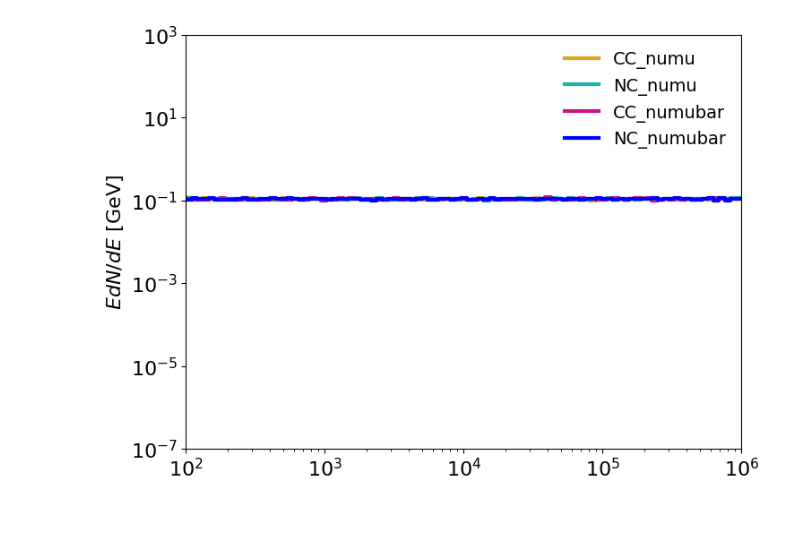
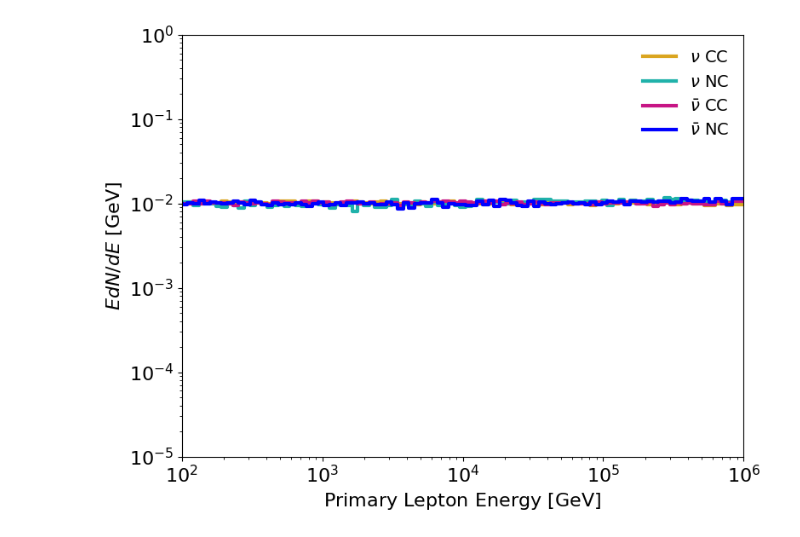
Before and after one commit to Harvard-Neutrino/SIREN, a Jupyter notebook: resources/Examples/AdditionalPaperPlots/PaperPlots.ipynb, the cells around one changed output. Drawn from its saved outputs; the diff is of its cells as text; code cells hidden in the pictures.

```diff
--- a/resources/Examples/AdditionalPaperPlots/PaperPlots.ipynb
+++ b/resources/Examples/AdditionalPaperPlots/PaperPlots.ipynb
@@ -145,28 +219,99 @@ for key in controllers.keys():
+# %%
+data = {}
+for mode in ["atmo","astro"]:
+    data[mode] = {}
+    for primary_type in particles:
+        if mode=="atmo" and abs(int(primary_type))==16: continue
+        if not os.path.isfile("output/IceCube_DIS_%d_%s.parquet"%(primary_type,mode)):
+            ReweightEvents(primary_type, mode)
+        data[mode][primary_type] = awk.from_parquet("output/IceCube_DIS_%d_%s.parquet"%(primary_type,mode))
 # %%
+
 bins = np.logspace(2,6,100)
 bw = bins[1:] - bins[:-1]
-for k,dataset in data.items():
+livetime = 60*60*24*365 # s yr^-1
+
+# unweighted astro
+rates = {k:np.zeros(len(bins)-1) for k in labels.keys()}
+for primary_type,dataset in data["astro"].items():
+    NC_flag = np.squeeze(np.any(dataset.secondary_types==int(primary_type),axis=-1))
     nu_energy = np.squeeze(dataset.primary_momentum)[:,0]
-    n,_ = np.histogram(nu_energy,weights=nu_energy,bins=bins)
-    y = n/bw/events_to_inject
-    plt.step(bins,np.append(y,y[-1]),label=k)
+    lepton_energy = np.squeeze(dataset.secondary_momenta)[:,0,0]
+    nNC,_ = np.histogram(nu_energy[NC_flag],weights=nu_energy[NC_flag],bins=bins)
+    yNC = np.array(nNC/bw)
+    nCC,_ = np.histogram(nu_energy[~NC_flag],weights=nu_energy[~NC_flag],bins=bins)
+    yCC = np.array(nCC/bw)
+    if int(primary_type)>0:
+        rates["CC_nu"] += yCC
+        rates["NC_nu"] += yNC
+    else:
+        rates["CC_nubar"] += yCC
+        rates["NC_nubar"] += yNC
+for k,rate in rates.items():
+    rate /= np.sum(rate)
+    plt.step(bins,np.append(rate,rate[-1]),label=labels[k])
 plt.xlim(1e2,1e6)
-plt.ylim(1e-7,1e3)
+plt.ylim(1e-5,1e0)
 plt.loglog()
 plt.legend()
 plt.ylabel(r"$E dN/dE~{\rm [GeV]}$")
+plt.xlabel(r"Primary Lepton Energy$~[{\rm GeV}]$")
+plt.tight_layout()
+plt.savefig("figures/rates_gen.pdf",dpi=100)
 plt.show()
 
-for k,dataset in data.items():
+# astrophysical
+rates = {k:np.zeros(len(bins)-1) for k in labels.keys()}
+for primary_type,dataset in data["astro"].items():
+    NC_flag = np.squeeze(np.any(dataset.secondary_types==int(primary_type),axis=-1))
     nu_energy = np.squeeze(dataset.primary_momentum)[:,0]
-    n,_ = np.histogram(nu_energy,weights=dataset.event_weight*nu_energy,bins=bins)
-    y = n/bw/events_to_inject
-    plt.step(bins,np.append(y,y[-1]),label=k)
+    lepton_energy = np.squeeze(dataset.secondary_momenta)[:,0,0]
+    nNC,_ = np.histogram(nu_energy[NC_flag],weights=livetime*dataset.event_weight[NC_flag]*nu_energy[NC_flag]**2,bins=bins)
+    yNC = np.array(nNC/bw)
+    nCC,_ = np.histogram(nu_energy[~NC_flag],weights=livetime*dataset.event_weight[~NC_flag]*nu_energy[~NC_flag]**2,bins=bins)
+    yCC = np.array(nCC/bw)
+    if int(primary_type)>0:
+        rates["CC_nu"] += yCC
+        rates["NC_nu"] += yNC
+    else:
+        rates["CC_nubar"] += yCC
+        rates["NC_nubar"] += yNC
+for k,rate in rates.items():
+    plt.step(bins,np.append(rate,rate[-1]),label=labels[k])
 plt.xlim(1e2,1e6)
-#plt.ylim(1e-7,1e3)
 plt.loglog()
 plt.legend()
-plt.ylabel(r"$E dN/dE~{\rm [GeV]}$")
+plt.ylabel(r"$E^2 dN/dE~[{\rm GeV~yr}^{-1}]$")
+plt.xlabel(r"Primary Lepton Energy$~[{\rm GeV}]$")
+plt.tight_layout()
+plt.savefig("figures/rates_astro.pdf",dpi=100)
 plt.show()
+
+# atmospheric
+rates = {k:np.zeros(len(bins)-1) for k in labels.keys()}
+for primary_type,dataset in data["atmo"].items():
+    NC_flag = np.squeeze(np.any(dataset.secondary_types==int(primary_type),axis=-1))
+    nu_energy = np.squeeze(dataset.primary_momentum)[:,0]
+    lepton_energy = np.squeeze(dataset.secondary_momenta)[:,0,0]
+    nNC,_ = np.histogram(nu_energy[NC_flag],weights=livetime*dataset.event_weight[NC_flag]*nu_energy[NC_flag]**2,bins=bins)
+    yNC = np.array(nNC/bw)
+    nCC,_ = np.histogram(nu_energy[~NC_flag],weights=livetime*dataset.event_weight[~NC_flag]*nu_energy[~NC_flag]**2,bins=bins)
+    yCC = np.array(nCC/bw)
+    if int(primary_type)>0:
+        rates["CC_nu"] += yCC
+        rates["NC_nu"] += yNC
+    else:
+        rates["CC_nubar"] += yCC
+        rates["NC_nubar"] += yNC
+for k,rate in rates.items():
+    plt.step(bins,np.append(rate,rate[-1]),label=labels[k])
+plt.xlim(1e2,1e6)
+plt.loglog()
+plt.legend()
+plt.ylabel(r"$E^2 dN/dE~[{\rm GeV~yr}^{-1}]$")
+plt.xlabel(r"Primary Lepton Energy$~[{\rm GeV}]$")
+plt.tight_layout()
+plt.savefig("figures/rates_atmo.pdf",dpi=100)
+plt.show()
 # %% [output]
-[figure, old version]
+[figure, new version]
```
Also changed, not shown: parts of 6 cells of this notebook, 6 other files.
